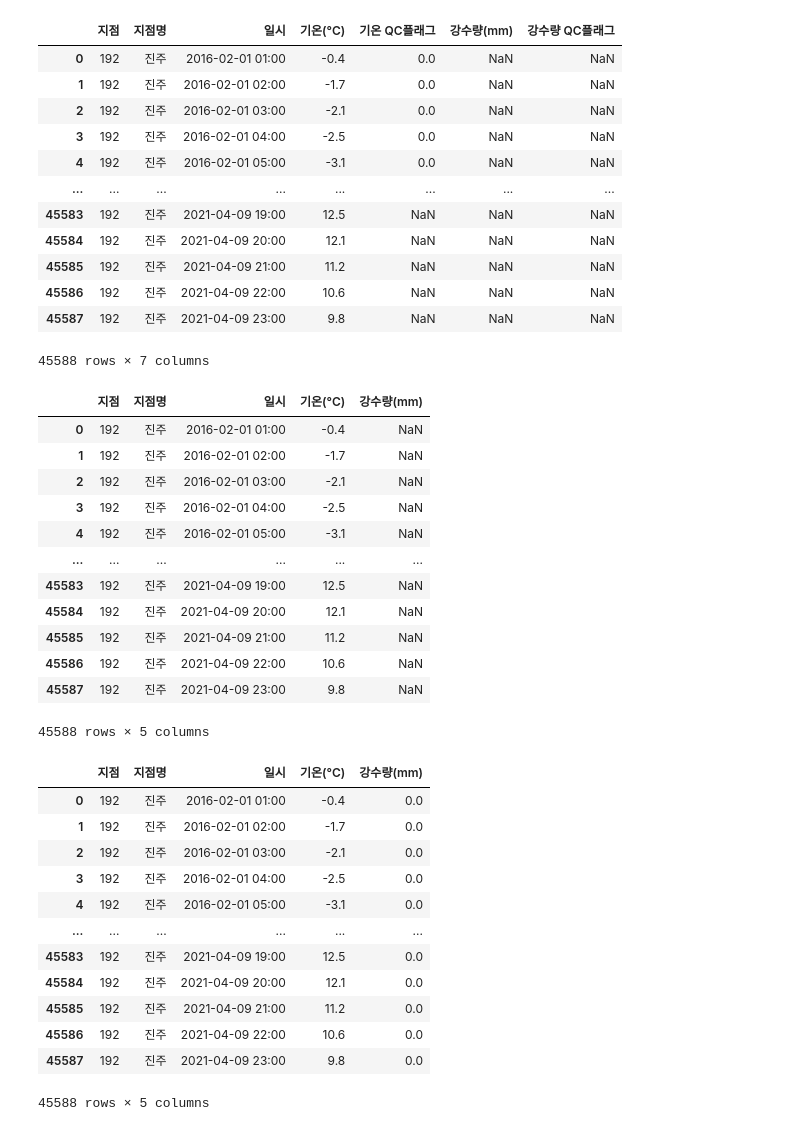
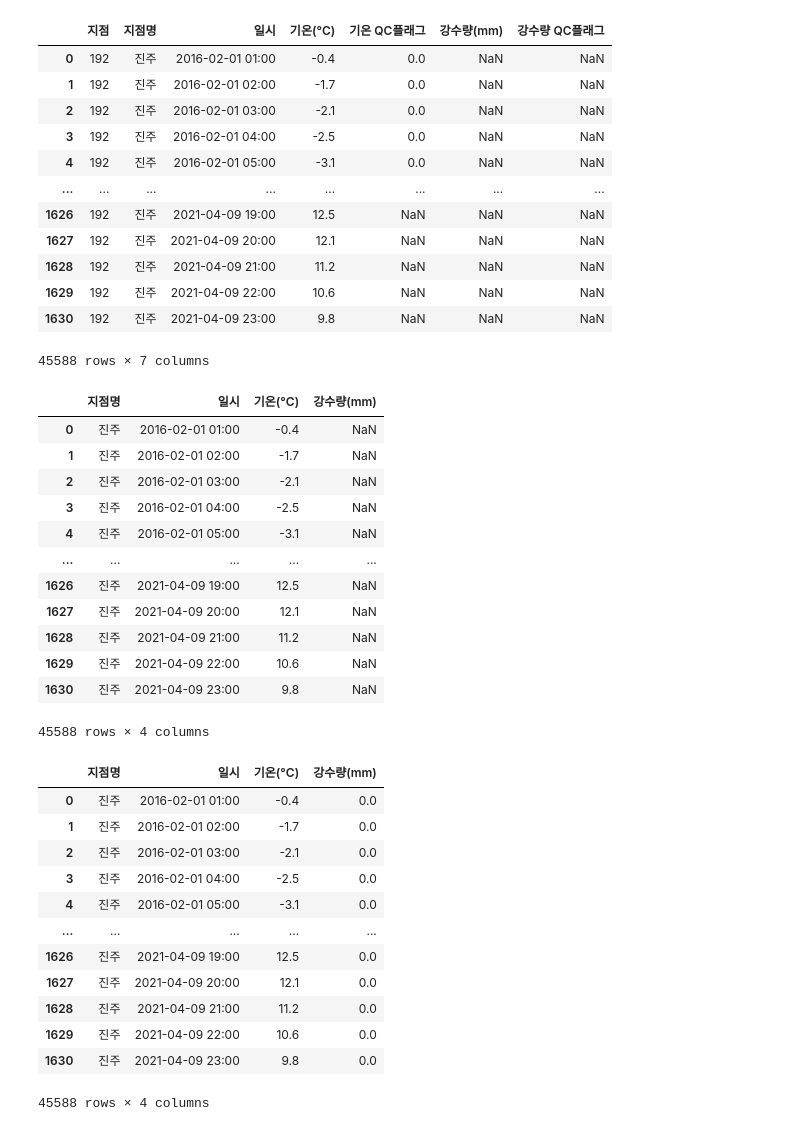
Before and after one commit to MJU-SDA-Backgate-Awsome-Guys/SDA, a Jupyter notebook: prepro.ipynb, the cells around one changed output. Saved outputs shown, nothing was run; the diff lists cells and outputs as text; code cells hidden in the pictures.

```diff
--- a/prepro.ipynb
+++ b/prepro.ipynb
@@ -22,7 +22,7 @@ df6 = pd.read_csv(PATH6, encoding='cp949')
 res = pd.concat([df1, df2,df3,df4,df5,df6])
 # %%
 WEATHER_DATA_PATH = './data/weather.csv'
-weather_df = pd.read_csv(WEATHER_DATA_PATH)
+weather_df = res
 weather_df
 # %% [output]
 |  | 지점 | 지점명 | 일시 | 기온(°C) | 기온 QC플래그 | 강수량(mm) | 강수량 QC플래그 |
@@ -32,43 +32,43 @@ weather_df
 | 3 | 192 | 진주 | 2016-02-01 04:00 | -2.5 | 0.0 | NaN | NaN |
 | 4 | 192 | 진주 | 2016-02-01 05:00 | -3.1 | 0.0 | NaN | NaN |
 | ... | ... | ... | ... | ... | ... | ... | ... |
-| 45583 | 192 | 진주 | 2021-04-09 19:00 | 12.5 | NaN | NaN | NaN |
-| 45584 | 192 | 진주 | 2021-04-09 20:00 | 12.1 | NaN | NaN | NaN |
-| 45585 | 192 | 진주 | 2021-04-09 21:00 | 11.2 | NaN | NaN | NaN |
-| 45586 | 192 | 진주 | 2021-04-09 22:00 | 10.6 | NaN | NaN | NaN |
-| 45587 | 192 | 진주 | 2021-04-09 23:00 | 9.8 | NaN | NaN | NaN |
+| 1626 | 192 | 진주 | 2021-04-09 19:00 | 12.5 | NaN | NaN | NaN |
+| 1627 | 192 | 진주 | 2021-04-09 20:00 | 12.1 | NaN | NaN | NaN |
+| 1628 | 192 | 진주 | 2021-04-09 21:00 | 11.2 | NaN | NaN | NaN |
+| 1629 | 192 | 진주 | 2021-04-09 22:00 | 10.6 | NaN | NaN | NaN |
+| 1630 | 192 | 진주 | 2021-04-09 23:00 | 9.8 | NaN | NaN | NaN |
 45588 rows × 7 columns
 # %%
-weather_df = weather_df.drop(['기온 QC플래그','강수량 QC플래그'],axis=1)
+weather_df = weather_df.drop(['지점', '기온 QC플래그', '강수량 QC플래그'],axis=1)
 weather_df
 # %% [output]
-|  | 지점 | 지점명 | 일시 | 기온(°C) | 강수량(mm) |
-| 0 | 192 | 진주 | 2016-02-01 01:00 | -0.4 | NaN |
-| 1 | 192 | 진주 | 2016-02-01 02:00 | -1.7 | NaN |
-| 2 | 192 | 진주 | 2016-02-01 03:00 | -2.1 | NaN |
-| 3 | 192 | 진주 | 2016-02-01 04:00 | -2.5 | NaN |
-| 4 | 192 | 진주 | 2016-02-01 05:00 | -3.1 | NaN |
-| ... | ... | ... | ... | ... | ... |
-| 45583 | 192 | 진주 | 2021-04-09 19:00 | 12.5 | NaN |
-| 45584 | 192 | 진주 | 2021-04-09 20:00 | 12.1 | NaN |
-| 45585 | 192 | 진주 | 2021-04-09 21:00 | 11.2 | NaN |
-| 45586 | 192 | 진주 | 2021-04-09 22:00 | 10.6 | NaN |
-| 45587 | 192 | 진주 | 2021-04-09 23:00 | 9.8 | NaN |
+|  | 지점명 | 일시 | 기온(°C) | 강수량(mm) |
+| 0 | 진주 | 2016-02-01 01:00 | -0.4 | NaN |
+| 1 | 진주 | 2016-02-01 02:00 | -1.7 | NaN |
+| 2 | 진주 | 2016-02-01 03:00 | -2.1 | NaN |
+| 3 | 진주 | 2016-02-01 04:00 | -2.5 | NaN |
+| 4 | 진주 | 2016-02-01 05:00 | -3.1 | NaN |
+| ... | ... | ... | ... | ... |
+| 1626 | 진주 | 2021-04-09 19:00 | 12.5 | NaN |
+| 1627 | 진주 | 2021-04-09 20:00 | 12.1 | NaN |
+| 1628 | 진주 | 2021-04-09 21:00 | 11.2 | NaN |
+| 1629 | 진주 | 2021-04-09 22:00 | 10.6 | NaN |
+| 1630 | 진주 | 2021-04-09 23:00 | 9.8 | NaN |
-45588 rows × 5 columns
+45588 rows × 4 columns
 # %%
 weather_df = weather_df.fillna(0) #비가 안내리면 관측값이 없음으로 NaN이뜸 그래서 0으로 채움
 weather_df
 # %% [output]
-|  | 지점 | 지점명 | 일시 | 기온(°C) | 강수량(mm) |
-| 0 | 192 | 진주 | 2016-02-01 01:00 | -0.4 | 0.0 |
-| 1 | 192 | 진주 | 2016-02-01 02:00 | -1.7 | 0.0 |
-| 2 | 192 | 진주 | 2016-02-01 03:00 | -2.1 | 0.0 |
-| 3 | 192 | 진주 | 2016-02-01 04:00 | -2.5 | 0.0 |
-| 4 | 192 | 진주 | 2016-02-01 05:00 | -3.1 | 0.0 |
-| ... | ... | ... | ... | ... | ... |
-| 45583 | 192 | 진주 | 2021-04-09 19:00 | 12.5 | 0.0 |
-| 45584 | 192 | 진주 | 2021-04-09 20:00 | 12.1 | 0.0 |
-| 45585 | 192 | 진주 | 2021-04-09 21:00 | 11.2 | 0.0 |
-| 45586 | 192 | 진주 | 2021-04-09 22:00 | 10.6 | 0.0 |
-| 45587 | 192 | 진주 | 2021-04-09 23:00 | 9.8 | 0.0 |
+|  | 지점명 | 일시 | 기온(°C) | 강수량(mm) |
+| 0 | 진주 | 2016-02-01 01:00 | -0.4 | 0.0 |
+| 1 | 진주 | 2016-02-01 02:00 | -1.7 | 0.0 |
+| 2 | 진주 | 2016-02-01 03:00 | -2.1 | 0.0 |
+| 3 | 진주 | 2016-02-01 04:00 | -2.5 | 0.0 |
+| 4 | 진주 | 2016-02-01 05:00 | -3.1 | 0.0 |
+| ... | ... | ... | ... | ... |
+| 1626 | 진주 | 2021-04-09 19:00 | 12.5 | 0.0 |
+| 1627 | 진주 | 2021-04-09 20:00 | 12.1 | 0.0 |
+| 1628 | 진주 | 2021-04-09 21:00 | 11.2 | 0.0 |
+| 1629 | 진주 | 2021-04-09 22:00 | 10.6 | 0.0 |
+| 1630 | 진주 | 2021-04-09 23:00 | 9.8 | 0.0 |
-45588 rows × 5 columns
+45588 rows × 4 columns
```
Also changed, not shown: parts of 12 cells of this notebook.
